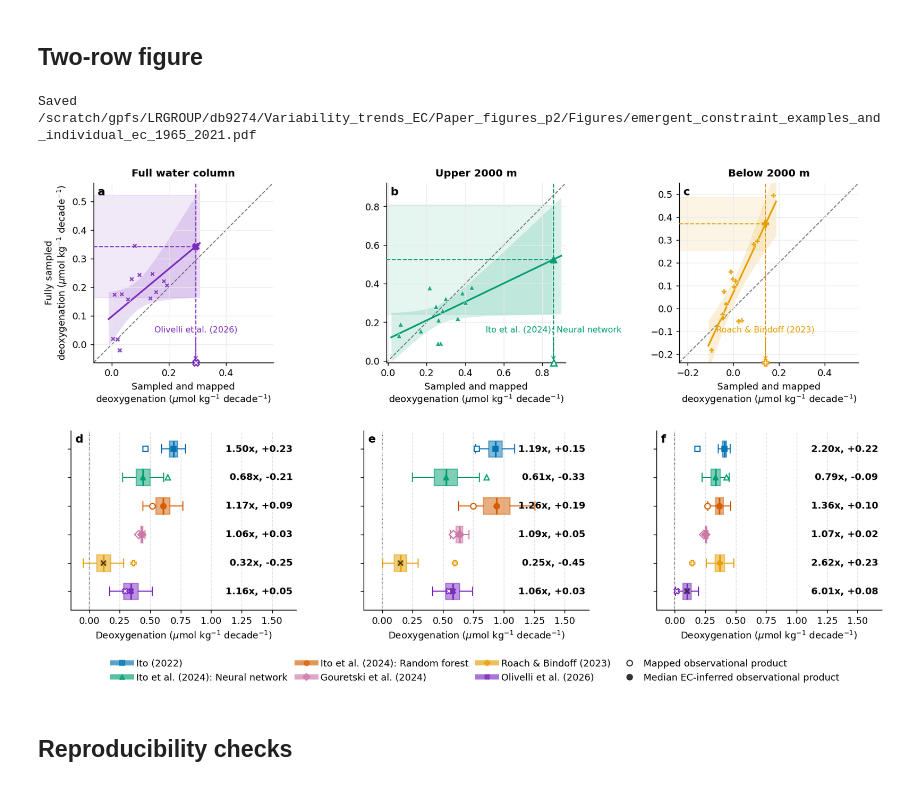
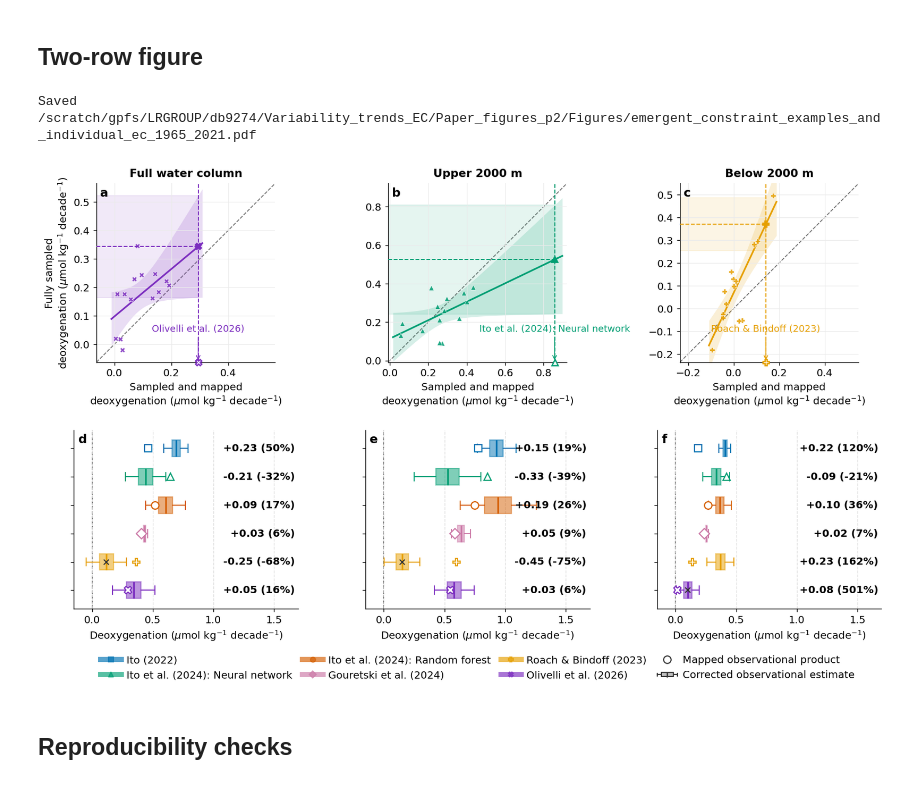
Before and after one commit to dhruvbhagtani/Historical_ocean_deoxygenation_figures, a Jupyter notebook: Emergent_constraint_examples_and_individual_ec_1965_2021.ipynb, the cells around one changed output. Cells and saved outputs as stored; diff of their text form; code cells hidden in the pictures.

Commit message:
Figure showing three emergent constraint examples, along with global, upper 2000m, and below 2000m stats for 6 reconstruction methods

```diff
--- a/Emergent_constraint_examples_and_individual_ec_1965_2021.ipynb
+++ b/Emergent_constraint_examples_and_individual_ec_1965_2021.ipynb
@@ -13,7 +13,8 @@ Path(os.environ['MPLCONFIGDIR']).mkdir(parents=True, exist_ok=True)
 
 import matplotlib.pyplot as plt
 from matplotlib.lines import Line2D
-from matplotlib.patches import Patch
+from matplotlib.patches import Patch, Rectangle
+from matplotlib.legend_handler import HandlerBase
 import numpy as np
 import pandas as pd
 from scipy.stats import linregress, t
@@ -28,9 +29,9 @@ from emergent_constraint_tests import (
 plt.rcParams.update({
     'figure.dpi': 130,
     'savefig.dpi': 300,
-    'font.size': 11,
-    'axes.labelsize': 11,
-    'legend.fontsize': 9,
+    'font.size': 12,
+    'axes.labelsize': 12,
+    'legend.fontsize': 10,
 })
 
 ROOT = Path('/scratch/gpfs/LRGROUP/db9274/Variability_trends_EC/Paper_figures')
@@ -281,6 +282,32 @@ def draw_horizontal_box(ax, quantiles, y, color, height=0.58):
         for artist in artists[key]:
             artist.set(color=color, linewidth=1.1)
     artists['medians'][0].set(color=color, linewidth=1.8)
+
+class BoxplotLegend:
+    def __init__(self, label):
+        self._label = label
+
+    def get_label(self):
+        return self._label
+
+
+class HandlerBoxplot(HandlerBase):
+    def create_artists(self, legend, orig_handle, xdescent, ydescent,
+                       width, height, fontsize, trans):
+        color = '0.2'
+        yc = ydescent + 0.5 * height
+        left, right = xdescent + 0.22 * width, xdescent + 0.78 * width
+        bottom, box_height = ydescent + 0.2 * height, 0.6 * height
+        whisker = Line2D([xdescent, xdescent + width], [yc, yc],
+                         color=color, linewidth=1.2, transform=trans)
+        caps = [Line2D([x, x], [ydescent + 0.32 * height, ydescent + 0.68 * height],
+                       color=color, linewidth=1.2, transform=trans)
+                for x in (xdescent, xdescent + width)]
+        box = Rectangle((left, bottom), right - left, box_height,
+                        facecolor='0.75', edgecolor=color, linewidth=1.2, transform=trans)
+        median = Line2D([xdescent + 0.5 * width] * 2, [bottom, bottom + box_height],
+                        color=color, linewidth=1.5, transform=trans)
+        return [whisker, *caps, box, median]
 
 depth_order = list(DEPTHS)
 fig, axes = plt.subplots(2, 3, figsize=(13.2, 8.0))
@@ -324,20 +351,20 @@ for col, depth in enumerate(depth_order):
     ax.annotate(
         PRODUCT_LABELS[product], xy=(observed, axis_marker_y),
         xytext=(observed, axis_marker_y + 0.16 * (limits[1] - limits[0])),
-        ha='center', va='bottom', fontsize=9, color=style['color'],
+        ha='center', va='bottom', fontsize=10, color=style['color'],
         arrowprops=dict(arrowstyle='->', color=style['color'], lw=0.9),
         zorder=8,
     )
     ax.set(xlim=limits, ylim=limits)
     ax.set_aspect('equal', adjustable='box')
     ax.grid(color='0.92', linewidth=0.7)
-    ax.set_title(depth, fontsize=11, fontweight='bold', pad=7)
-    ax.set_xlabel('Sampled and mapped\n' + r'deoxygenation ($\mu$mol kg$^{-1}$ decade$^{-1}$)', fontsize=10)
-    ax.tick_params(axis='both', labelsize=10)
+    ax.set_title(depth, fontsize=12, fontweight='bold', pad=7)
+    ax.set_xlabel('Sampled and mapped\n' + r'deoxygenation ($\mu$mol kg$^{-1}$ decade$^{-1}$)', fontsize=11)
+    ax.tick_params(axis='both', labelsize=11)
     if col == 0:
-        ax.set_ylabel('Fully sampled\n' + r'deoxygenation ($\mu$mol kg$^{-1}$ decade$^{-1}$)', fontsize=10)
+        ax.set_ylabel('Fully sampled\n' + r'deoxygenation ($\mu$mol kg$^{-1}$ decade$^{-1}$)', fontsize=11)
     ax.text(0.02, 0.98, chr(ord('a') + col), transform=ax.transAxes,
-            ha='left', va='top', fontsize=12, fontweight='bold')
+            ha='left', va='top', fontsize=13, fontweight='bold')
 
 individual_quantiles = {}
 all_box_values = [0.0]
@@ -367,52 +394,51 @@ for col, depth in enumerate(depth_order):
         row = rows.loc[rows['product'].astype(str) == product].iloc[0]
         observed = float(row['gapfilled'])
         ec_median = float(quantiles[0.50])
-        # Hollow observational marker and solid median EC-inferred marker.
-        ax.plot(observed, y, marker=style['marker'], ms=6.0, mfc='white',
+        # Hollow marker for the mapped observational estimate.
+        ax.plot(observed, y, marker=style['marker'], ms=8.0, mfc='white',
                 mec=style['color'], mew=1.25, linestyle='None', zorder=7)
-        ax.plot(ec_median, y, marker=style['marker'], ms=6.0, mfc=style['color'],
-                mec=style['color'], mew=1.0, linestyle='None', zorder=8)
         ratio = ec_median / observed if observed != 0 else np.nan
         delta = ec_median - observed
-        ax.text(annotation_x, y, f'{ratio:.2f}x, {delta:+.2f}',
-                ha='right', va='center', fontsize=10, fontweight='bold')
+        percent_change = 100 * (ratio - 1)
+        ax.text(annotation_x, y, f'{delta:+.2f} ({percent_change:.0f}%)',
+                ha='right', va='center', fontsize=11, fontweight='bold')
         if not bool(row['valid_for_plot']):
             ax.plot(quantiles[0.50], y, marker='x', ms=6, mew=1.2,
                     color='0.2', linestyle='None', zorder=8)
     ax.axvline(0, color='0.45', ls='--', lw=1, zorder=0)
     ax.set_xlim(shared_xlim)
     ax.set_ylim(0.35, len(PRODUCT_ORDER) + 0.65)
     ax.set_yticks(positions)
     ax.set_yticklabels([])
     ax.grid(axis='x', color='0.88', linestyle='--', linewidth=0.8)
-    ax.tick_params(axis='both', labelsize=10)
-    ax.set_xlabel(r'Deoxygenation ($\mu$mol kg$^{-1}$ decade$^{-1}$)', fontsize=10)
+    ax.tick_params(axis='both', labelsize=11)
+    ax.set_xlabel(r'Deoxygenation ($\mu$mol kg$^{-1}$ decade$^{-1}$)', fontsize=11)
     ax.text(0.02, 0.98, chr(ord('d') + col), transform=ax.transAxes,
-            ha='left', va='top', fontsize=12, fontweight='bold')
+            ha='left', va='top', fontsize=13, fontweight='bold')
 
 for ax in axes.ravel():
     ax.spines[['top', 'right']].set_visible(False)
 legend_handles = [
     Line2D([0], [0], marker=PRODUCT_STYLES[p]['marker'], color=PRODUCT_STYLES[p]['color'],
            lw=5.5, markerfacecolor=PRODUCT_STYLES[p]['color'], markersize=5.5,
            alpha=0.65, label=PRODUCT_LABELS[p]) for p in PRODUCT_ORDER
 ]
 legend_handles += [
-    Line2D([0], [0], marker='o', color='0.2', markerfacecolor='white',
+    Line2D([0], [0], marker='o', color='0.2', markerfacecolor='white', markersize=8,
            markeredgewidth=1.2, linestyle='None', label='Mapped observational product'),
-    Line2D([0], [0], marker='o', color='0.2', markerfacecolor='0.2',
-           linestyle='None', label='Median EC-inferred observational product'),
+    BoxplotLegend('Corrected observational estimate'),
 ]
 fig.legend(handles=legend_handles, loc='lower center', bbox_to_anchor=(0.53, 0.01),
-           ncol=4, frameon=False, fontsize=10, columnspacing=1.0, handletextpad=0.5)
+           ncol=4, frameon=False, fontsize=11, columnspacing=1.0, handletextpad=0.5,
+           handler_map={BoxplotLegend: HandlerBoxplot()})
 OUTPUT_STEM.parent.mkdir(parents=True, exist_ok=True)
 output = OUTPUT_STEM.with_suffix('.pdf')
 fig.savefig(output, bbox_inches='tight', pad_inches=0.04)
 print(f'Saved {output}')
 plt.show()
 # %% [output]
 Saved /scratch/gpfs/LRGROUP/db9274/Variability_trends_EC/Paper_figures_p2/Figures/emergent_constraint_examples_and_individual_ec_1965_2021.pdf
-[figure, old version]
+[figure, new version]
 # %% [markdown]
 ## Reproducibility checks
 # %%
```
Also changed, not shown: 1 other file.
